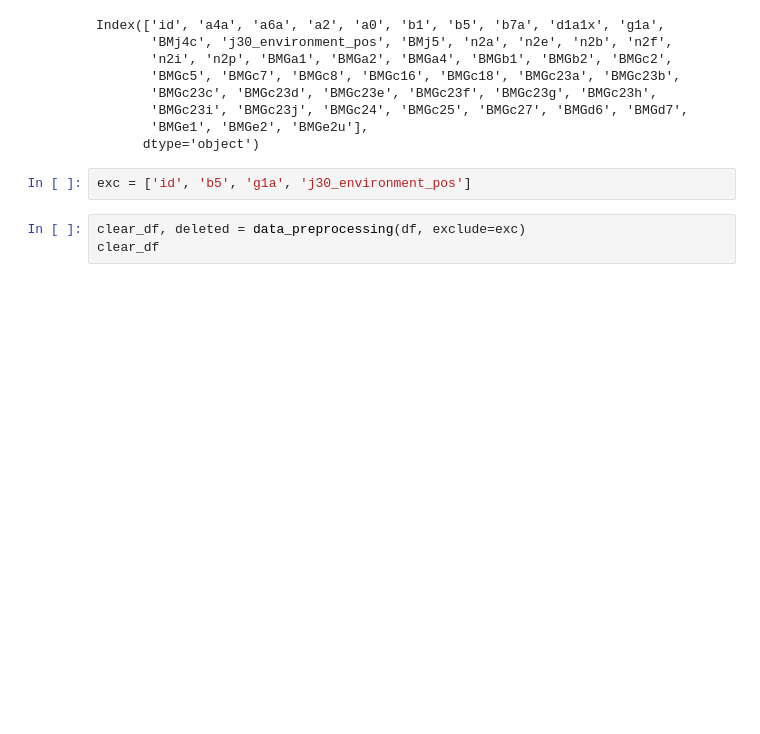
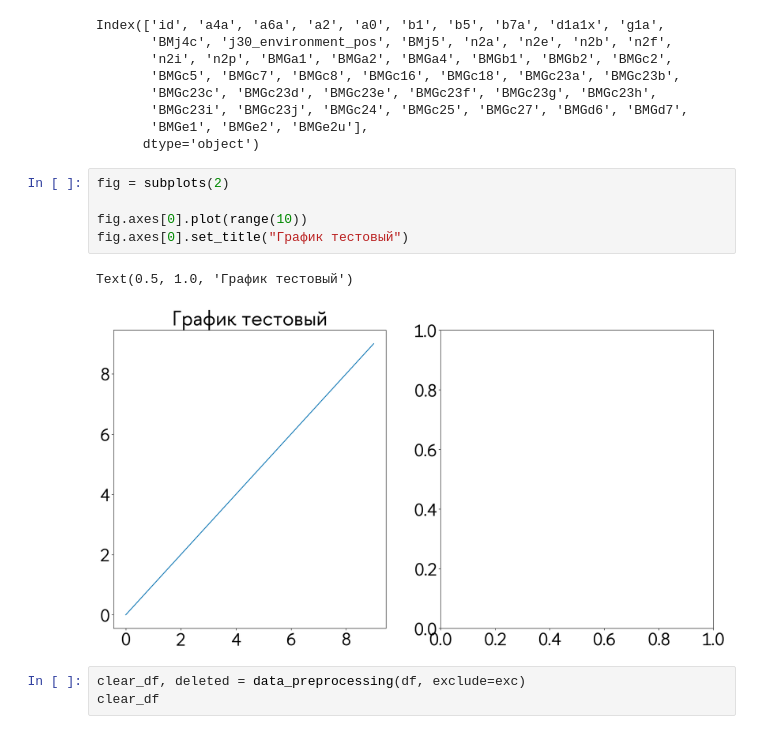
Before and after one commit to Selling-Pandas/SellPandas, a Jupyter notebook: test.ipynb, the cells around one changed output. Drawn from its saved outputs; the diff is of its cells as text; blank space fills up the shorter version.

```diff
--- a/test.ipynb
+++ b/test.ipynb
@@ -27,8 +38,14 @@ Index(['id', 'a4a', 'a6a', 'a2', 'a0', 'b1', 'b5', 'b7a', 'd1a1x', 'g1a',
        'BMGc23i', 'BMGc23j', 'BMGc24', 'BMGc25', 'BMGc27', 'BMGd6', 'BMGd7',
        'BMGe1', 'BMGe2', 'BMGe2u'],
       dtype='object')
-# %%
-exc = ['id', 'b5', 'g1a', 'j30_environment_pos']
+# %%
+fig = subplots(2)
+
+fig.axes[0].plot(range(10))
+fig.axes[0].set_title("График тестовый")
+# %% [output]
+Text(0.5, 1.0, 'График тестовый')
+[figure, added]
 # %%
 clear_df, deleted = data_preprocessing(df, exclude=exc)
 clear_df
```
Also changed, not shown: parts of 3 cells of this notebook, 7 other files.
